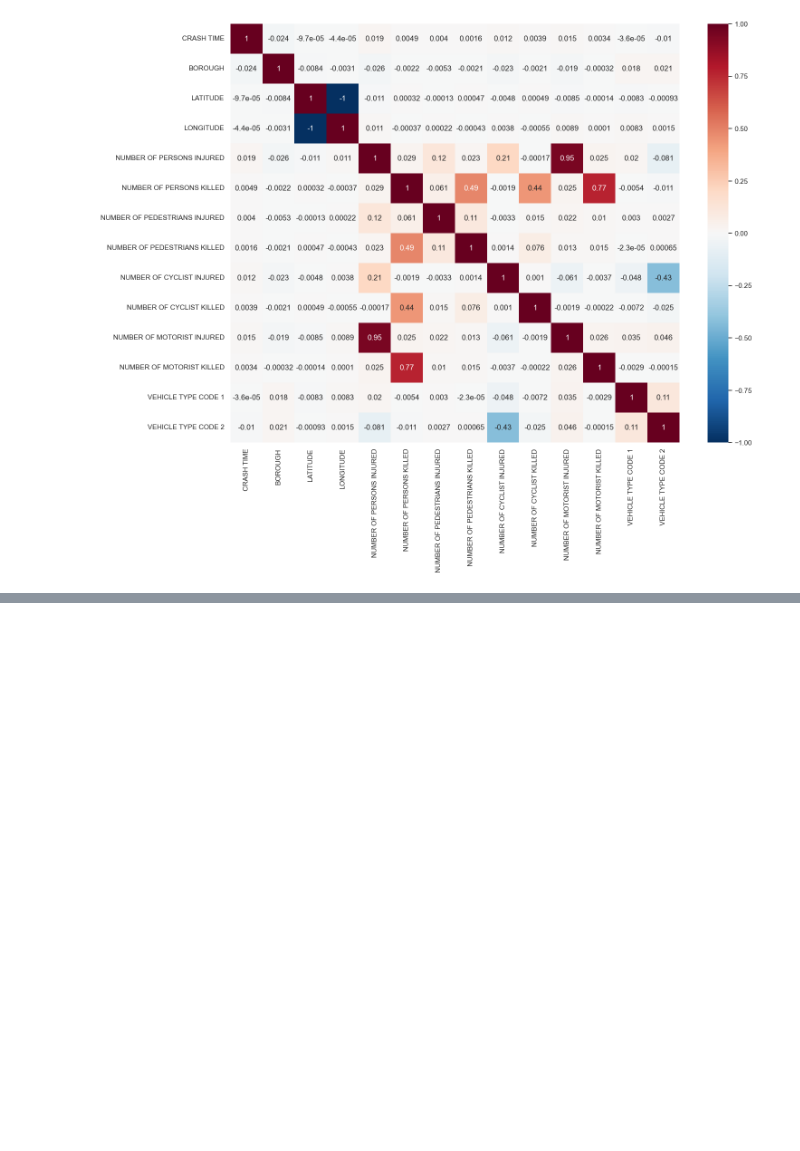
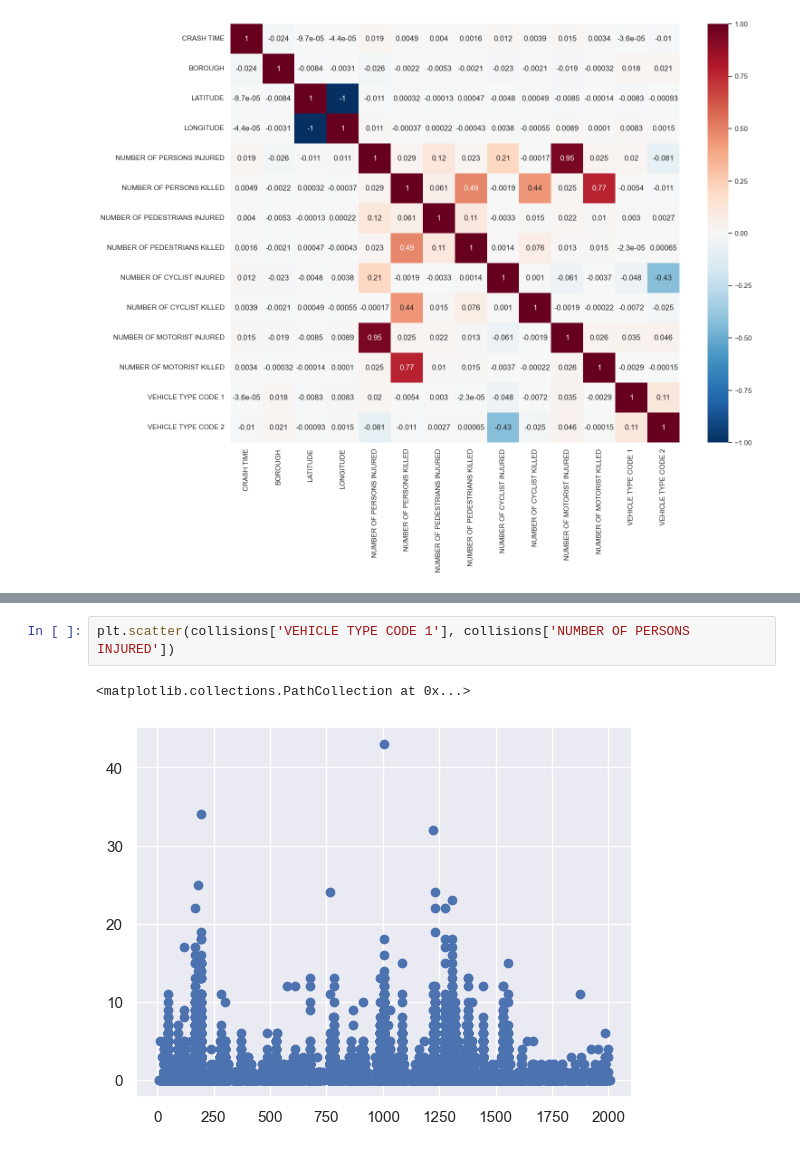
Before and after one commit to jackr276/Manhattan-Data-Regression-Analysis, a Jupyter notebook: Motor Vehicle Collisions Analysis.ipynb, the cells around one changed output, grey strips where cells are left out. Drawn from its saved outputs; the diff is of its cells as text; blank space fills up the shorter version.

```diff
--- a/Motor Vehicle Collisions Analysis.ipynb
+++ b/Motor Vehicle Collisions Analysis.ipynb
@@ -297,0 +346,5 @@ sns_plot = sns.heatmap(
+# %%
+plt.scatter(collisions['VEHICLE TYPE CODE 1'], collisions['NUMBER OF PERSONS INJURED'])
+# %% [output]
+<matplotlib.collections.PathCollection at 0x...>
+[figure, added]
```
Also changed, not shown: parts of 4 cells of this notebook, 1 other file.
